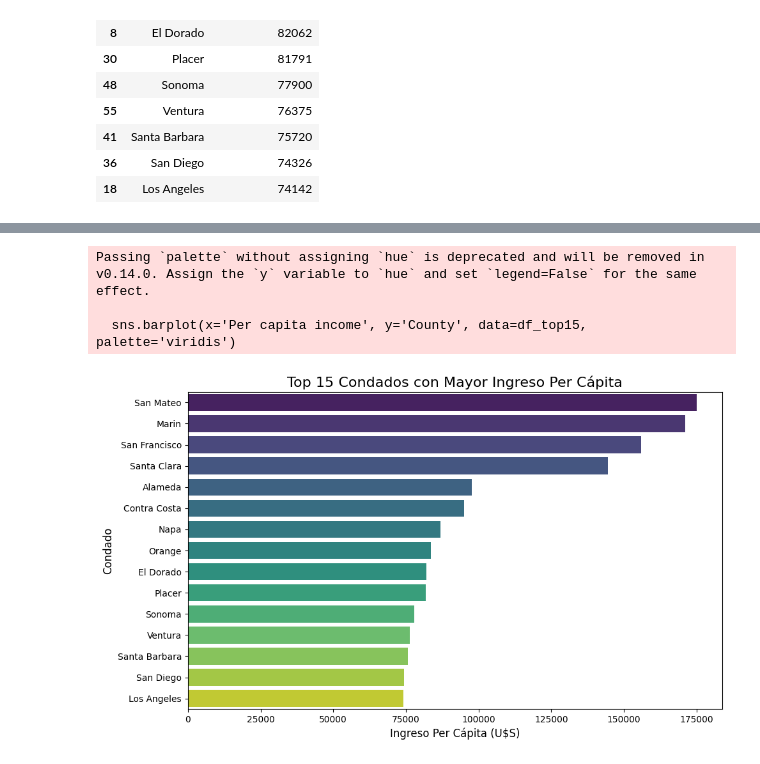
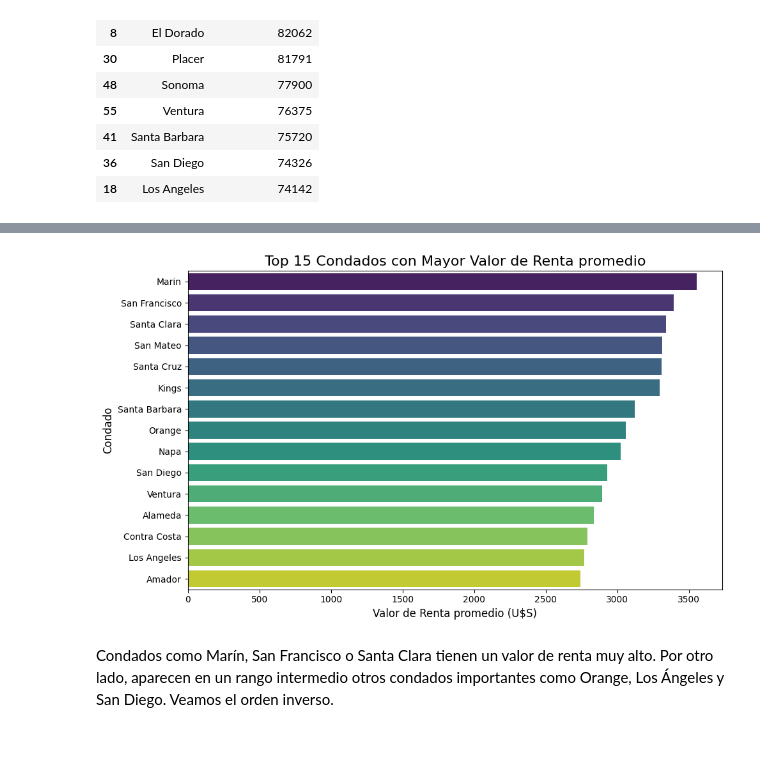
Before and after one commit to gastorellano/epicurean_project, a Jupyter notebook: Data Analytics/Análisis Económico/Análisis_económico.ipynb, the cells around one changed output, grey strips where cells are left out. Drawn from its saved outputs; the diff is of its cells as text; code cells hidden in the pictures.

```diff
--- a/Data Analytics/Análisis Económico/Análisis_económico.ipynb
+++ b/Data Analytics/Análisis Económico/Análisis_económico.ipynb
@@ -77,20 +166,19 @@ Name: Per capita income, dtype: float64
 # %%
-df_top15 = df_censo[['County', 'Per capita income']].sort_values(by='Per capita income', ascending=False).head(15)
+df_top15 = df_censo[['County', 'Rent']].sort_values(by='Rent', ascending=False).head(15)
 
 # Configuración del gráfico
 plt.figure(figsize=(10, 6))
-sns.barplot(x='Per capita income', y='County', data=df_top15, palette='viridis')
+sns.barplot(x='Rent', y='County', data=df_top15, hue='County', palette='viridis', dodge=False, legend=False)
 
 # Agregar título y etiquetas
-plt.title('Top 15 Condados con Mayor Ingreso Per Cápita', fontsize=16)
-plt.xlabel('Ingreso Per Cápita (U$S)', fontsize=12)
+plt.title('Top 15 Condados con Mayor Valor de Renta promedio', fontsize=16)
+plt.xlabel('Valor de Renta promedio (U$S)', fontsize=12)
 plt.ylabel('Condado', fontsize=12)
 
 # Mostrar gráfico
 plt.tight_layout()
 plt.show()
 # %% [output]
-Passing `palette` without assigning `hue` is deprecated and will be removed in v0.14.0. Assign the `y` variable to `hue` and set `legend=False` for the same effect.
-
-  sns.barplot(x='Per capita income', y='County', data=df_top15, palette='viridis')
-[figure, old version]
+[figure, new version]
+# %% [markdown]
+Condados como Marín, San Francisco o Santa Clara tienen un valor de renta muy alto. Por otro lado, aparecen en un rango intermedio otros condados importantes como Orange, Los Ángeles y San Diego. Veamos el orden inverso.
```
Also changed, not shown: parts of 63 cells of this notebook, 2 other files.
